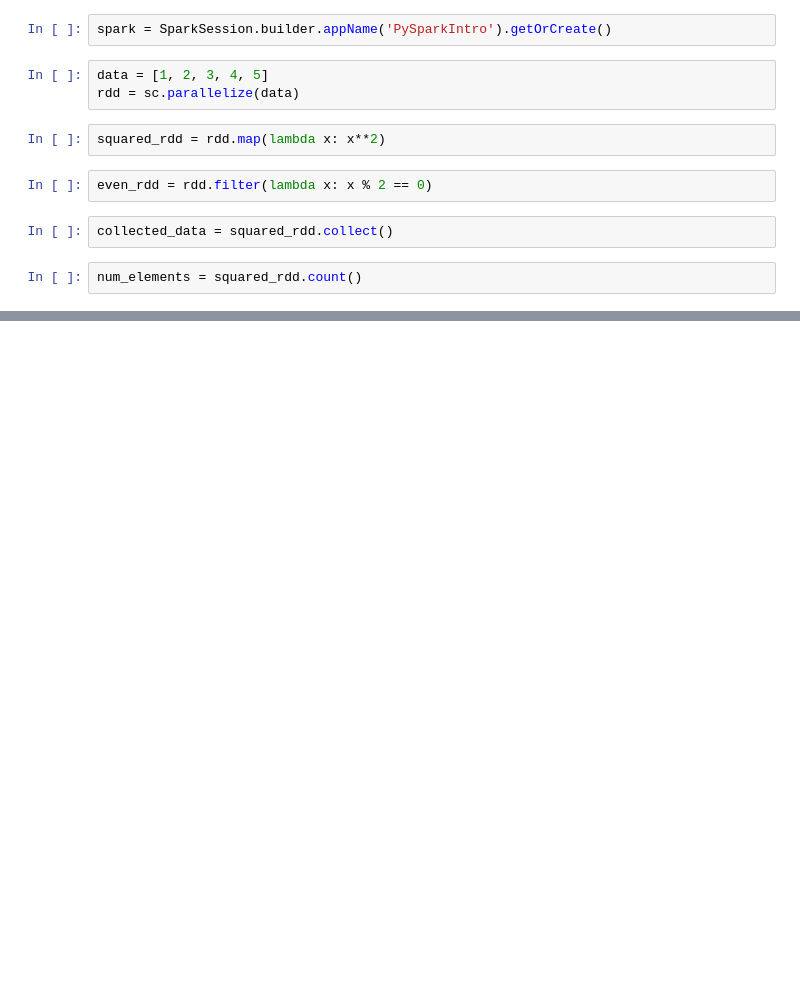
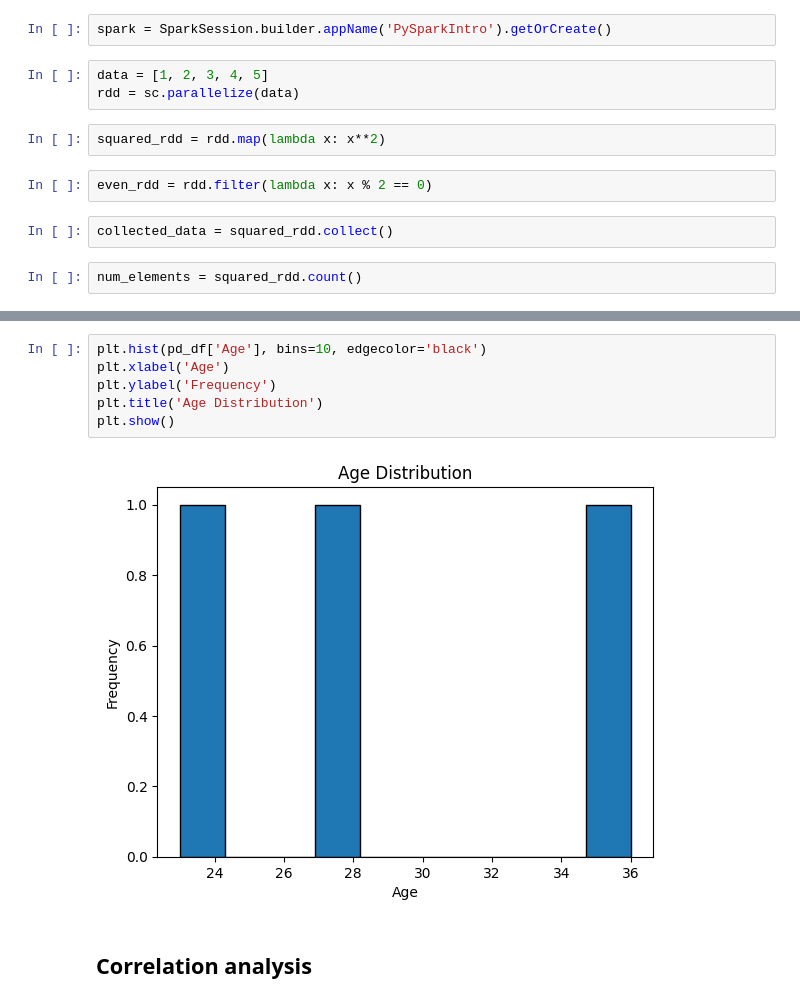
Before and after one commit to ishan-anuranga/PySparkConcepts, a Jupyter notebook: PySpark_Concepts.ipynb, the cells around one changed output, grey strips where cells are left out. Drawn from its saved outputs; the diff is of its cells as text; blank space fills up the shorter version.

```diff
--- a/PySpark_Concepts.ipynb
+++ b/PySpark_Concepts.ipynb
@@ -26,0 +195,10 @@ num_elements = squared_rdd.count()
+# %%
+plt.hist(pd_df['Age'], bins=10, edgecolor='black')
+plt.xlabel('Age')
+plt.ylabel('Frequency')
+plt.title('Age Distribution')
+plt.show()
+# %% [output]
+[figure, added]
+# %% [markdown]
+## Correlation analysis
```
Also changed, not shown: parts of 41 cells of this notebook.
